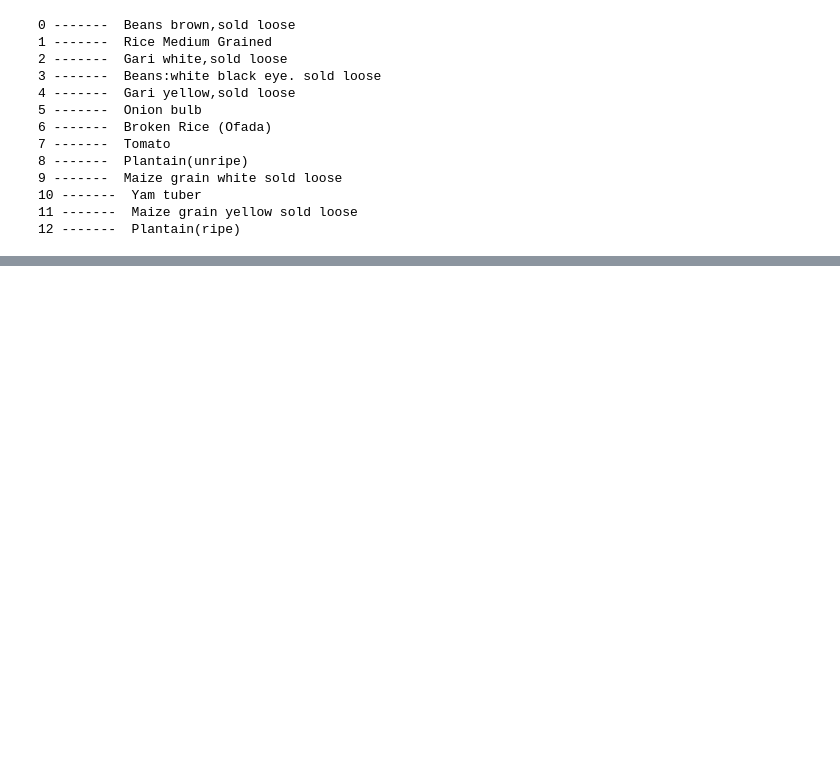
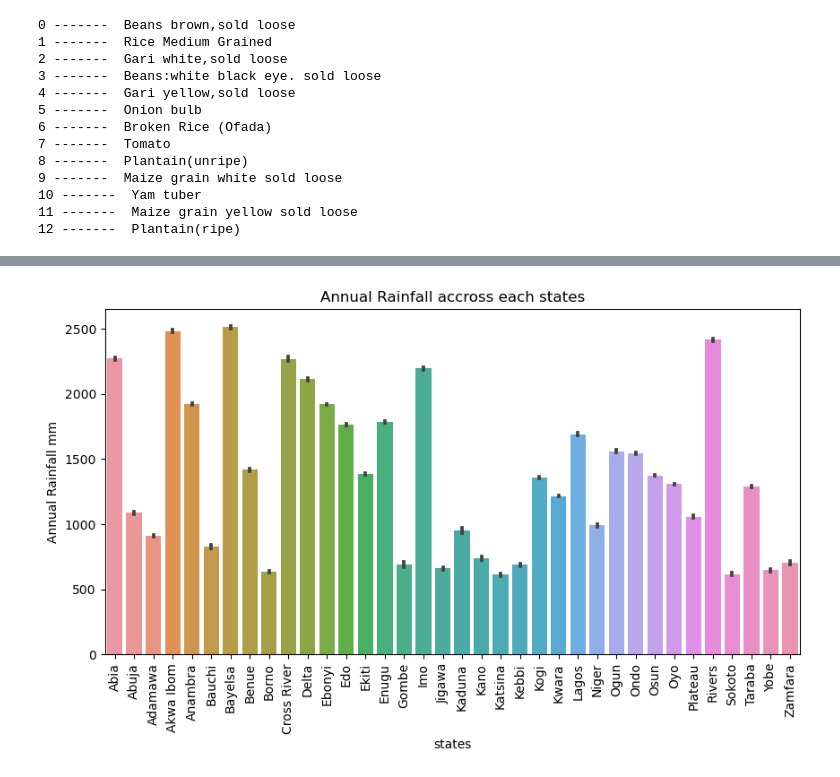
Before and after one commit to OhuneneIbrahim/Agricultural-food-price-prediction, a Jupyter notebook: ML_for_Agriculture.ipynb, the cells around one changed output, grey strips where cells are left out. Saved outputs shown, nothing was run; the diff lists cells and outputs as text; code cells hidden in the pictures; blank space fills up the shorter version.

```diff
--- a/ML_for_Agriculture.ipynb
+++ b/ML_for_Agriculture.ipynb
@@ -462,0 +479,15 @@ fig.show()
+# %%
+# Let us see the annual rainfall for each year
+
+
+plt.figure(figsize=(10, 5))  # Adjust the figure size as needed
+ax= sns.barplot(data=price_df, x='states', y='Annual Rainfall mm')
+
+# Set title
+plt.title('Annual Rainfall accross each states')
+ax.set_xticklabels(ax.get_xticklabels(), rotation=90)
+
+# Show the plot
+plt.show()
+# %% [output]
+[figure, added]
```
Also changed, not shown: parts of 9 cells of this notebook, 2 other files.
